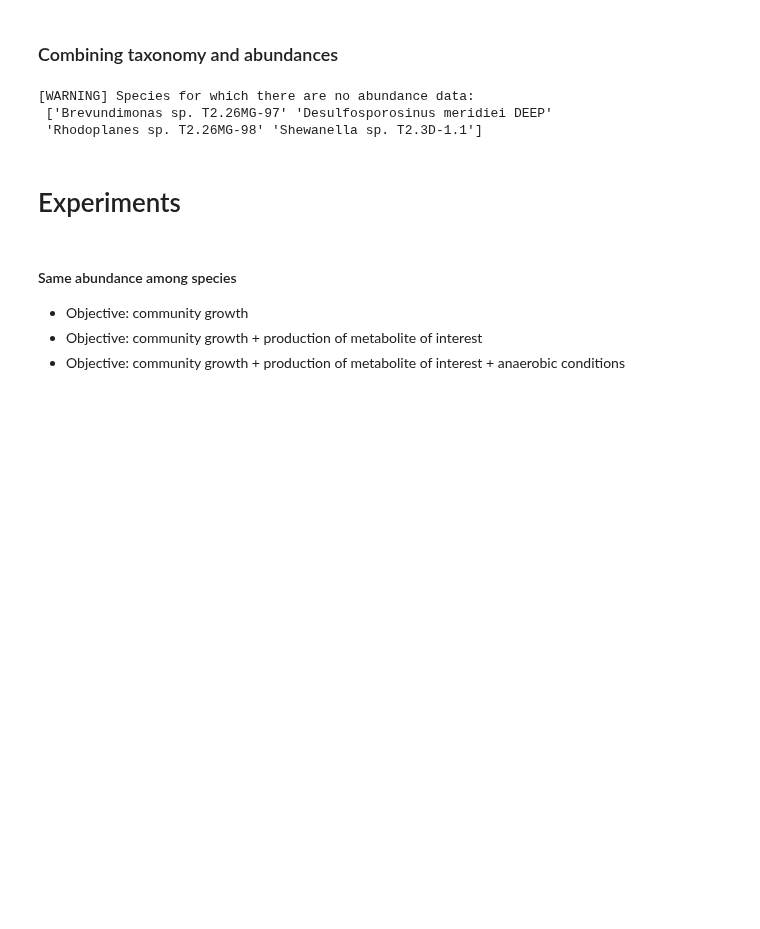
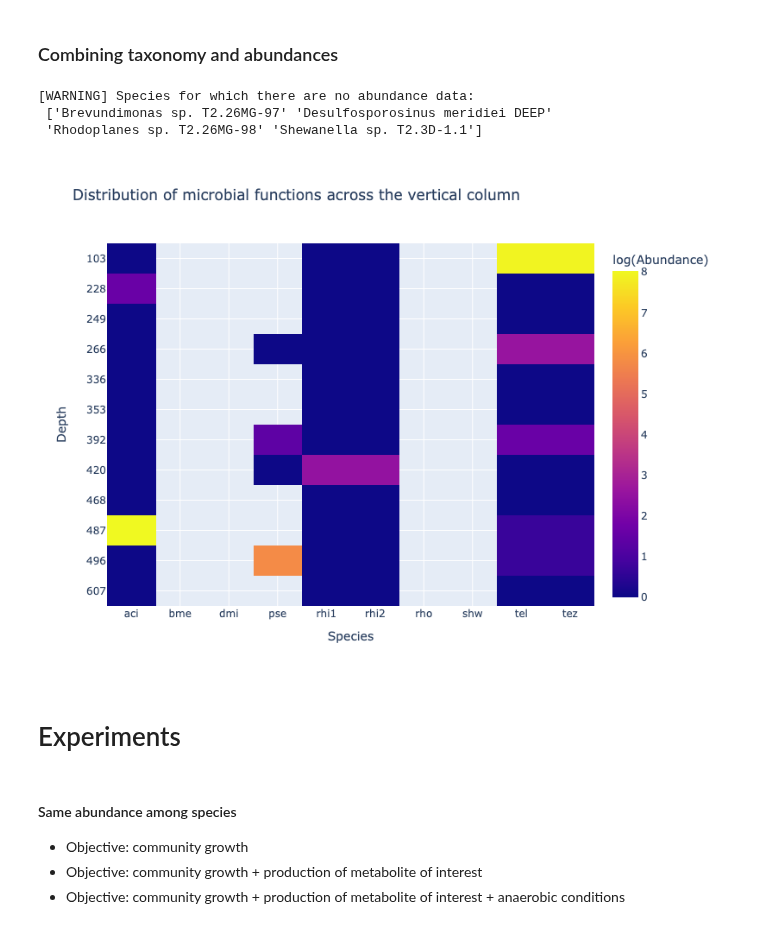
Before and after one commit to guillecg/mars-biofoundry, a Jupyter notebook: notebooks/03-MICOM.ipynb, the cells around one changed output. Cells and saved outputs as stored; diff of their text form; code cells hidden in the pictures; blank space fills up the shorter version.

Commit message:
Add plot_abundances_depth function

```diff
--- a/notebooks/03-MICOM.ipynb
+++ b/notebooks/03-MICOM.ipynb
@@ -102,6 +103,17 @@ taxonomy_abundances.to_csv(
 [WARNING] Species for which there are no abundance data:
  ['Brevundimonas sp. T2.26MG-97' 'Desulfosporosinus meridiei DEEP'
  'Rhodoplanes sp. T2.26MG-98' 'Shewanella sp. T2.3D-1.1']
+# %%
+fig = plot_abundances_depth(taxonomy_abundances)
+fig.show("png")
+
+save_fig(
+    fig=fig,
+    filename="abundances-depth.jpg",
+    config=config
+)
+# %% [output]
+[figure, added]
 # %%
 %%script false --no-raise-error
 
```
Also changed, not shown: parts of 1 cell of this notebook, 2 other files.
